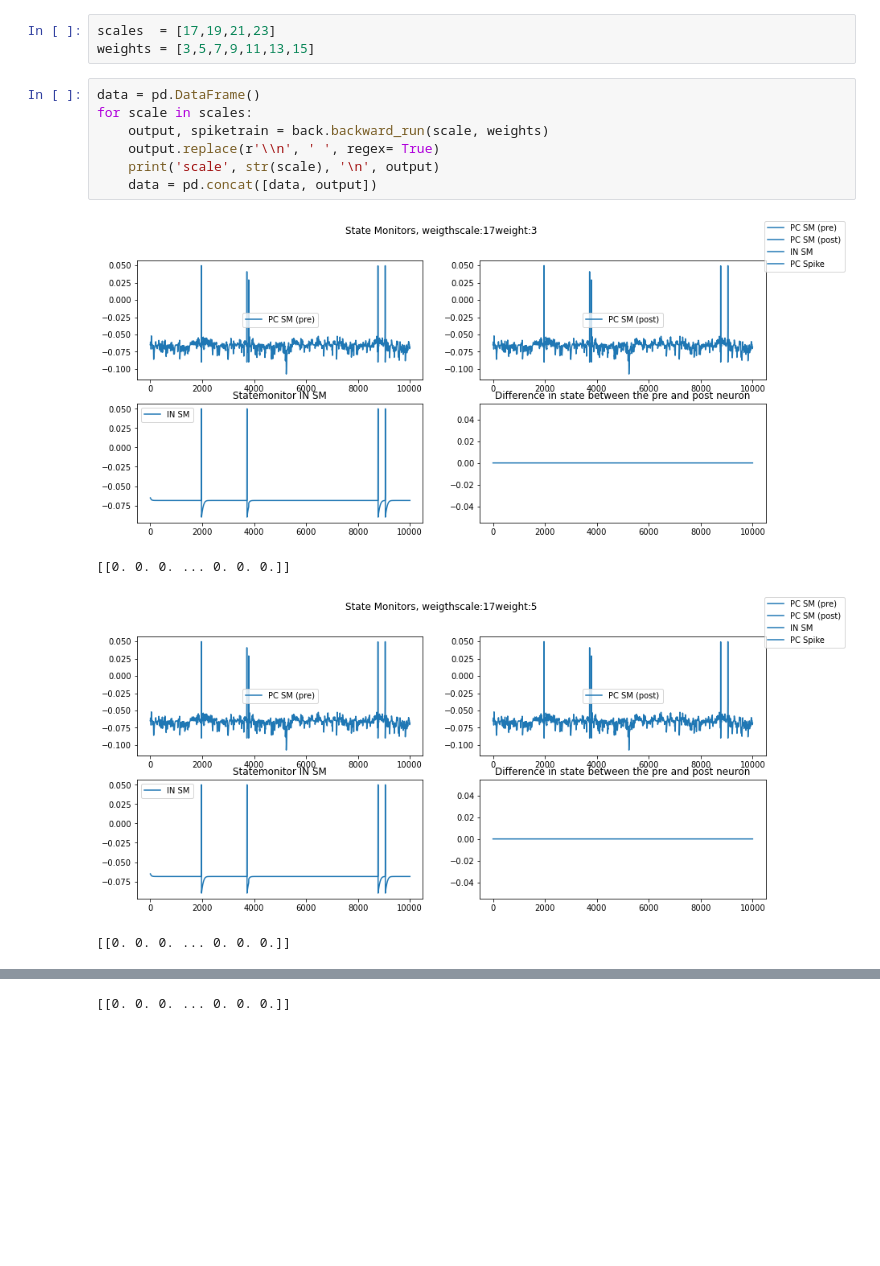
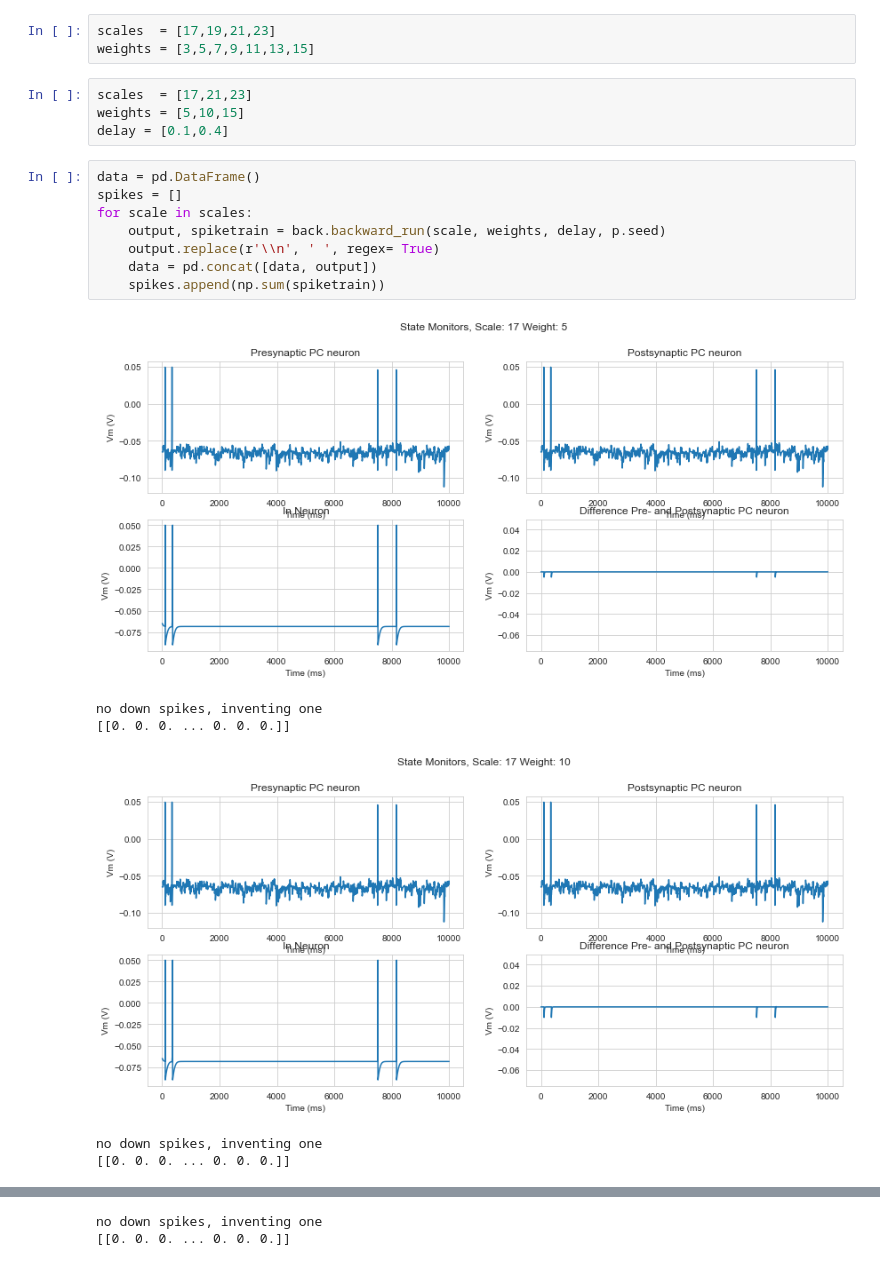
Before and after one commit to LaurenKeizer/BachelorStage, a Jupyter notebook: Microcircuit/Backward_analyzing.ipynb, the cells around one changed output, grey strips where cells are left out. Drawn from its saved outputs; the diff is of its cells as text; blank space fills up the shorter version.

```diff
--- a/Microcircuit/Backward_analyzing.ipynb
+++ b/Microcircuit/Backward_analyzing.ipynb
@@ -19,15 +17,22 @@ You can call "clear_cache('cython')" to delete all files from the cache or manua
 # %%
 scales  = [17,19,21,23]
 weights = [3,5,7,9,11,13,15]
+# %%
+scales  = [17,21,23]
+weights = [5,10,15]
+delay = [0.1,0.4]
 # %%
 data = pd.DataFrame()
+spikes = []
 for scale in scales:
-    output, spiketrain = back.backward_run(scale, weights)
+    output, spiketrain = back.backward_run(scale, weights, delay, p.seed)
     output.replace(r'\\n', ' ', regex= True)
-    print('scale', str(scale), '\n', output)
     data = pd.concat([data, output])
+    spikes.append(np.sum(spiketrain))
 # %% [output]
-[figure, old version]
+[figure, new version]
+no down spikes, inventing one
 [[0. 0. 0. ... 0. 0. 0.]]
-[figure, old version]
+[figure, new version]
+no down spikes, inventing one
 [[0. 0. 0. ... 0. 0. 0.]]
@@ -35 +40,2 @@ for scale in scales:
+no down spikes, inventing one
 [[0. 0. 0. ... 0. 0. 0.]]
```
Also changed, not shown: parts of 8 cells of this notebook, 10 other files.
